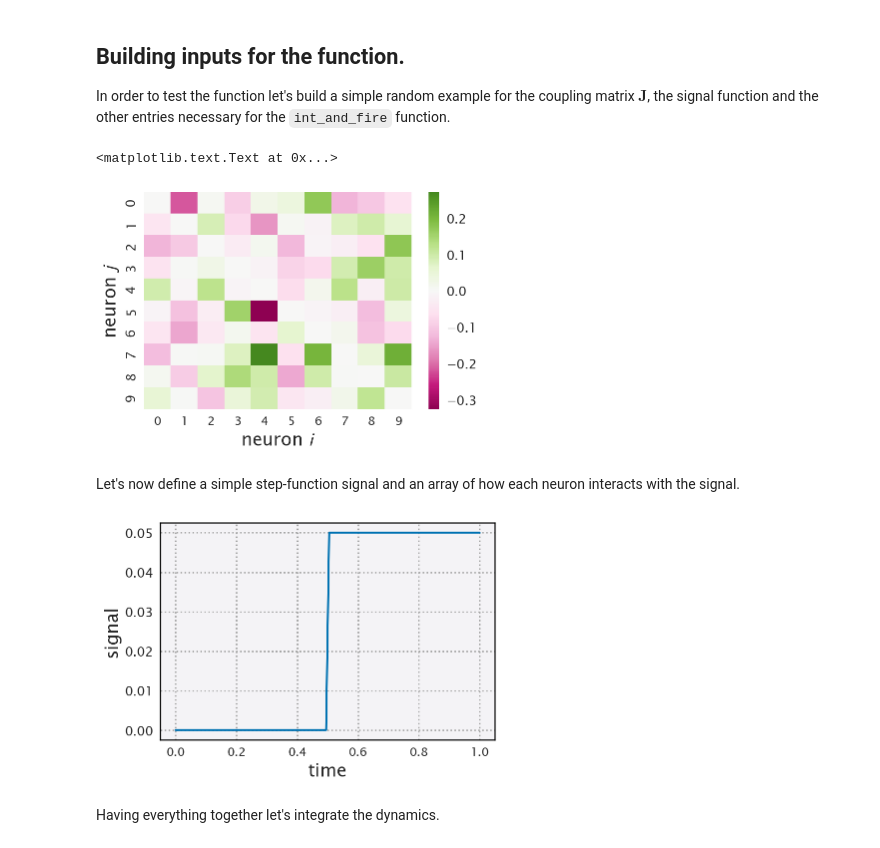
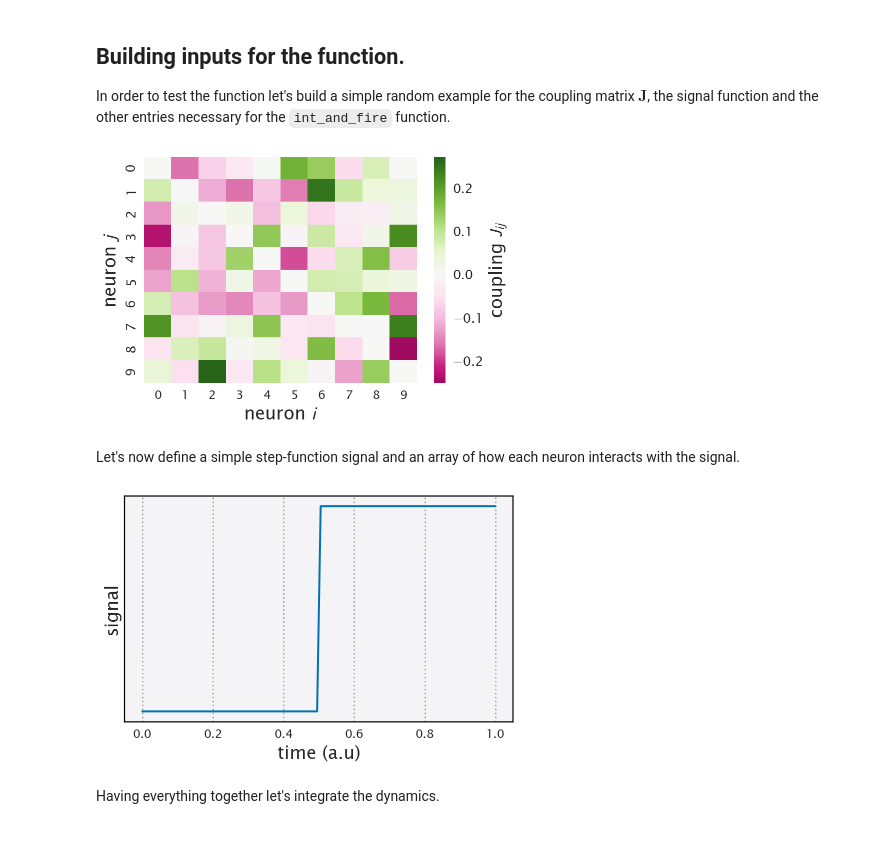
Before and after one commit to dangeles/WormsDream, a Jupyter notebook: src/integrate_and_fire.ipynb, the cells around one changed output. Drawn from its saved outputs; the diff is of its cells as text; code cells hidden in the pictures.

Commit message:
generate fancy plots for presentation

```diff
--- a/src/integrate_and_fire.ipynb
+++ b/src/integrate_and_fire.ipynb
@@ -190,38 +193,37 @@ In order to test the function let's build a simple random example for the coupli
 # Define number of neurons
 n_neurons = 10
 
 # Define neurons initial condition
 v_init = np.zeros(n_neurons)
 
 # Define resting and threshold voltages
 V_rest = 0
 V_thresh = 1
 
 # Define time variables
-time_steps = 10000
+time_steps = 1000
 delta_t = 0.01
 refractory_time = 5
 
 # Define noise standard deviation
 sigma_noise = 0.25
 
 # Build random coupling matrix
 J_mat = np.random.normal(0, 0.1, [n_neurons, n_neurons])
 
 # Set the self-couplings to zero
 J_mat[np.diag_indices(n_neurons)] = 0
 
 # Show coupling matrix
-sns.heatmap(J_mat, center=0, cmap='PiYG')
+sns.heatmap(J_mat, center=0, cmap='PiYG', cbar_kws={'label':'coupling $J_{ij}$'})
 plt.xlabel('neuron $i$')
 plt.ylabel('neuron $j$')
 
 # Save fig
 plt.tight_layout()
-plt.savefig(figdir + 'random_coupling.pdf', bbox_inches=True)
+plt.savefig(figdir + 'random_coupling.pdf')
 # %% [output]
-<matplotlib.text.Text at 0x...>
-[figure, old version]
+[figure, new version]
 # %% [markdown]
 Let's now define a simple step-function signal and an array of how each neuron interacts with the signal.
 # %%
@@ -245,10 +247,13 @@ s_array[np.random.randint(n_neurons)] = 1
 # Define time
 time = np.linspace(0, 1, 100)
 plt.plot(time, step_fun(time))
-plt.xlabel('time')
+plt.xlabel('time (a.u)')
+plt.axes().get_yaxis().set_ticks([])
 _ = plt.ylabel('signal')
+plt.tight_layout()
+plt.savefig(figdir + 'step_signal.pdf')
 # %% [output]
-[figure, old version]
+[figure, new version]
 # %% [markdown]
 Having everything together let's integrate the dynamics.
 # %%
```
Also changed, not shown: parts of 8 cells of this notebook.
